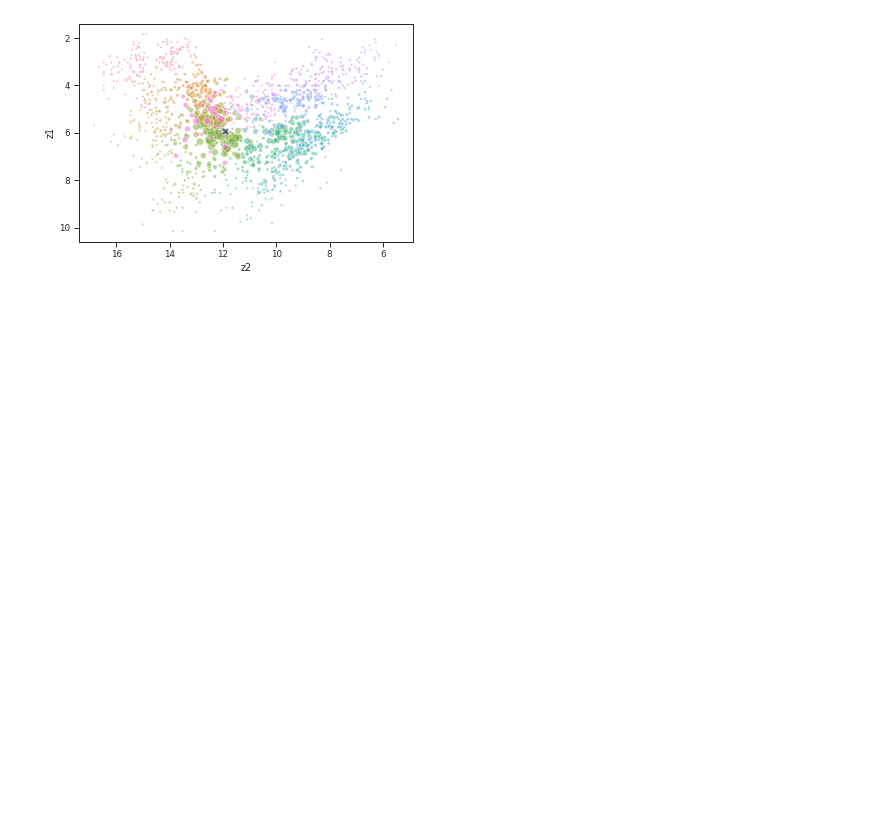
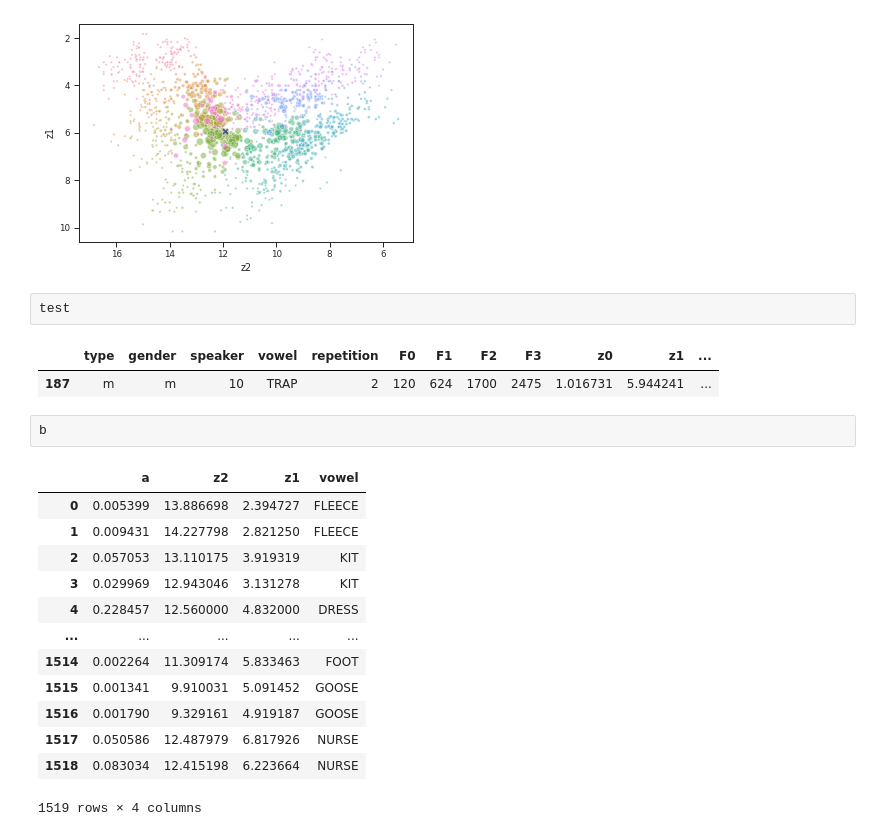
Before and after one commit to fmailhot/GCMPy-draft, a Jupyter notebook: GCMPy_workspace-noResonance.ipynb, the cells around one changed output. Drawn from its saved outputs; the diff is of its cells as text; blank space fills up the shorter version.

```diff
--- a/GCMPy_workspace-noResonance.ipynb
+++ b/GCMPy_workspace-noResonance.ipynb
@@ -329,3 +329,24 @@ activplot(b,"z2",'z1','vowel',test=test)
 # %% [output]
 <matplotlib.axes._subplots.AxesSubplot at 0x...>
 [figure]
+# %%
+test
+# %% [output]
+|  | type | gender | speaker | vowel | repetition | F0 | F1 | F2 | F3 | z0 | z1 | ... |
+| 187 | m | m | 10 | TRAP | 2 | 120 | 624 | 1700 | 2475 | 1.016731 | 5.944241 | ... |
+# %%
+b
+# %% [output]
+|  | a | z2 | z1 | vowel |
+| 0 | 0.005399 | 13.886698 | 2.394727 | FLEECE |
+| 1 | 0.009431 | 14.227798 | 2.821250 | FLEECE |
+| 2 | 0.057053 | 13.110175 | 3.919319 | KIT |
+| 3 | 0.029969 | 12.943046 | 3.131278 | KIT |
+| 4 | 0.228457 | 12.560000 | 4.832000 | DRESS |
+| ... | ... | ... | ... | ... |
+| 1514 | 0.002264 | 11.309174 | 5.833463 | FOOT |
+| 1515 | 0.001341 | 9.910031 | 5.091452 | GOOSE |
+| 1516 | 0.001790 | 9.329161 | 4.919187 | GOOSE |
+| 1517 | 0.050586 | 12.487979 | 6.817926 | NURSE |
+| 1518 | 0.083034 | 12.415198 | 6.223664 | NURSE |
+1519 rows × 4 columns
```
